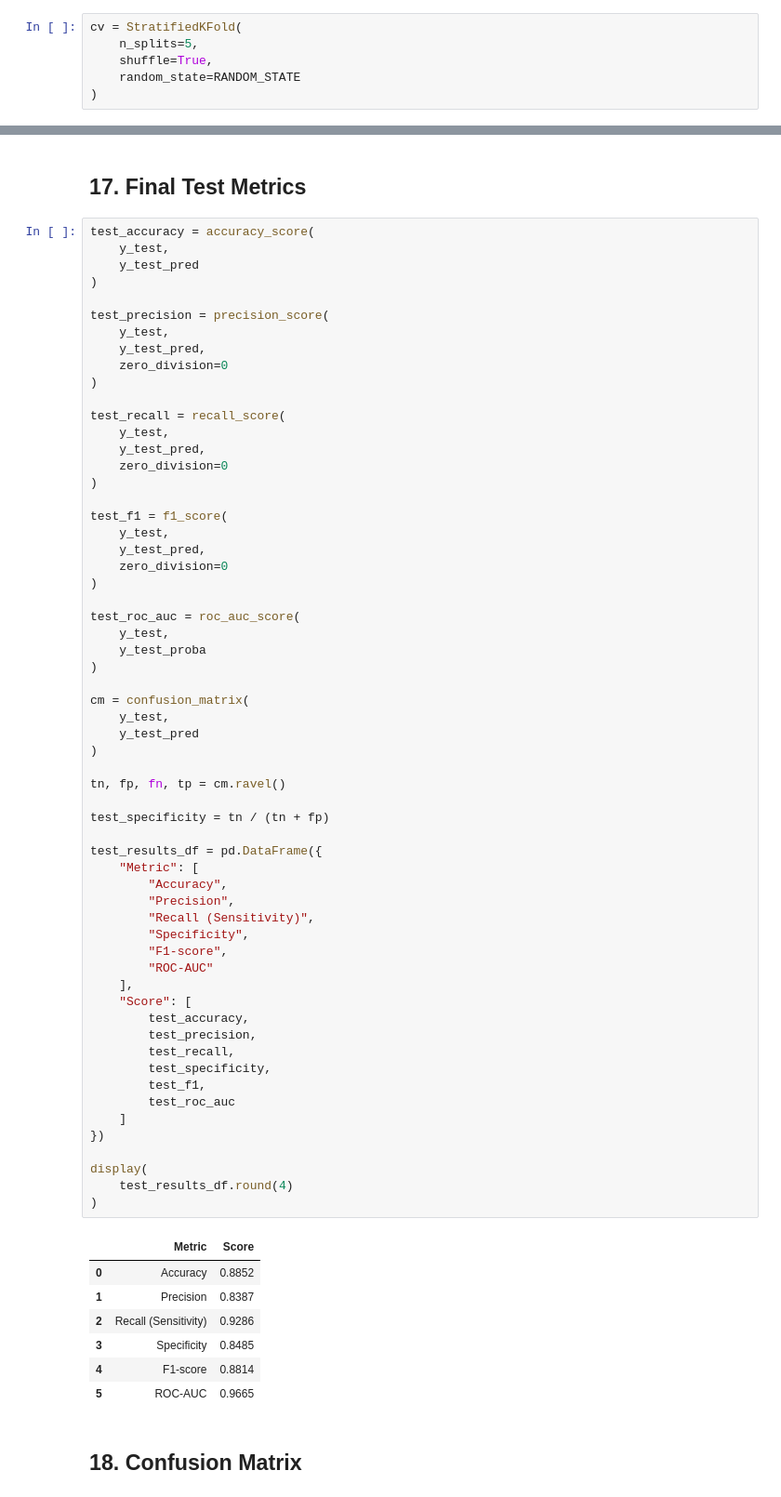
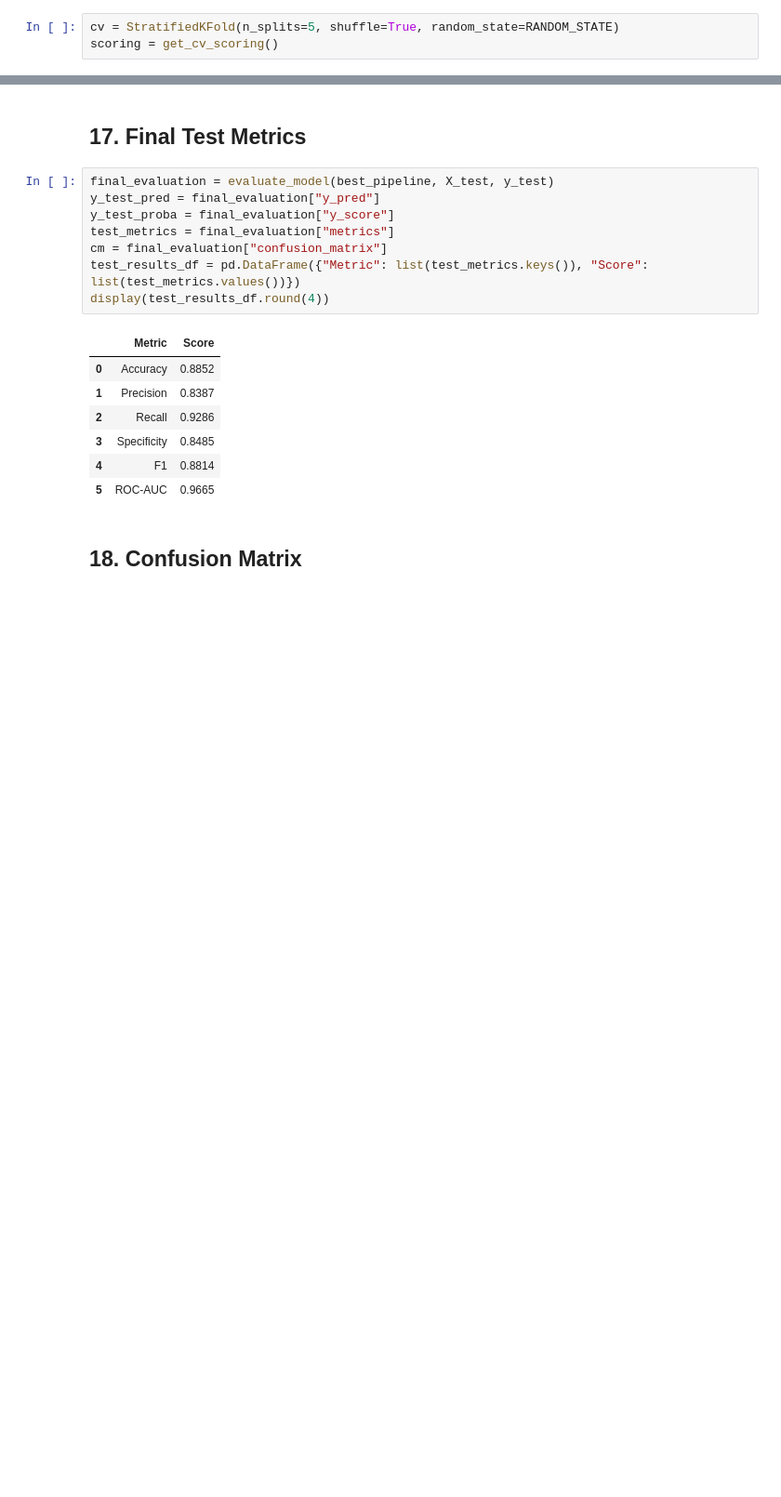
Before and after one commit to Keerthana-PMalode/heart-disease-prediction-uci, a Jupyter notebook: notebooks/04_baseline_models.ipynb, the cells around one changed output, grey strips where cells are left out. Shown at 93% size. Cells and saved outputs as stored; diff of their text form; blank space fills up the shorter version.

```diff
--- a/notebooks/04_baseline_models.ipynb
+++ b/notebooks/04_baseline_models.ipynb
@@ -265,11 +199,8 @@ The test set is not involved in cross-validation.
 
 A fixed random state is used to make the cross-validation procedure reproducible.
 # %%
-cv = StratifiedKFold(
-    n_splits=5,
-    shuffle=True,
-    random_state=RANDOM_STATE
-)
+cv = StratifiedKFold(n_splits=5, shuffle=True, random_state=RANDOM_STATE)
+scoring = get_cv_scoring()
 # %% [markdown]
 ## 11. Evaluation Metrics
 
@@ -431,72 +315,20 @@ y_test_proba = best_pipeline.predict_proba(X_test)[:, 1]
 # %% [markdown]
 ## 17. Final Test Metrics
 # %%
-test_accuracy = accuracy_score(
-    y_test,
-    y_test_pred
-)
-
-test_precision = precision_score(
-    y_test,
-    y_test_pred,
-    zero_division=0
-)
-
-test_recall = recall_score(
-    y_test,
-    y_test_pred,
-    zero_division=0
-)
-
-test_f1 = f1_score(
-    y_test,
-    y_test_pred,
-    zero_division=0
-)
-
-test_roc_auc = roc_auc_score(
-    y_test,
-    y_test_proba
-)
-
-cm = confusion_matrix(
-    y_test,
-    y_test_pred
-)
-
-tn, fp, fn, tp = cm.ravel()
-
-test_specificity = tn / (tn + fp)
-
-test_results_df = pd.DataFrame({
-    "Metric": [
-        "Accuracy",
-        "Precision",
-        "Recall (Sensitivity)",
-        "Specificity",
-        "F1-score",
-        "ROC-AUC"
-    ],
-    "Score": [
-        test_accuracy,
-        test_precision,
-        test_recall,
-        test_specificity,
-        test_f1,
-        test_roc_auc
-    ]
-})
-
-display(
-    test_results_df.round(4)
-)
+final_evaluation = evaluate_model(best_pipeline, X_test, y_test)
+y_test_pred = final_evaluation["y_pred"]
+y_test_proba = final_evaluation["y_score"]
+test_metrics = final_evaluation["metrics"]
+cm = final_evaluation["confusion_matrix"]
+test_results_df = pd.DataFrame({"Metric": list(test_metrics.keys()), "Score": list(test_metrics.values())})
+display(test_results_df.round(4))
 # %% [output]
 |  | Metric | Score |
 | 0 | Accuracy | 0.8852 |
 | 1 | Precision | 0.8387 |
-| 2 | Recall (Sensitivity) | 0.9286 |
+| 2 | Recall | 0.9286 |
 | 3 | Specificity | 0.8485 |
-| 4 | F1-score | 0.8814 |
+| 4 | F1 | 0.8814 |
 | 5 | ROC-AUC | 0.9665 |
 # %% [markdown]
 ## 18. Confusion Matrix
```
Also changed, not shown: parts of 10 cells of this notebook, 8 other files.
